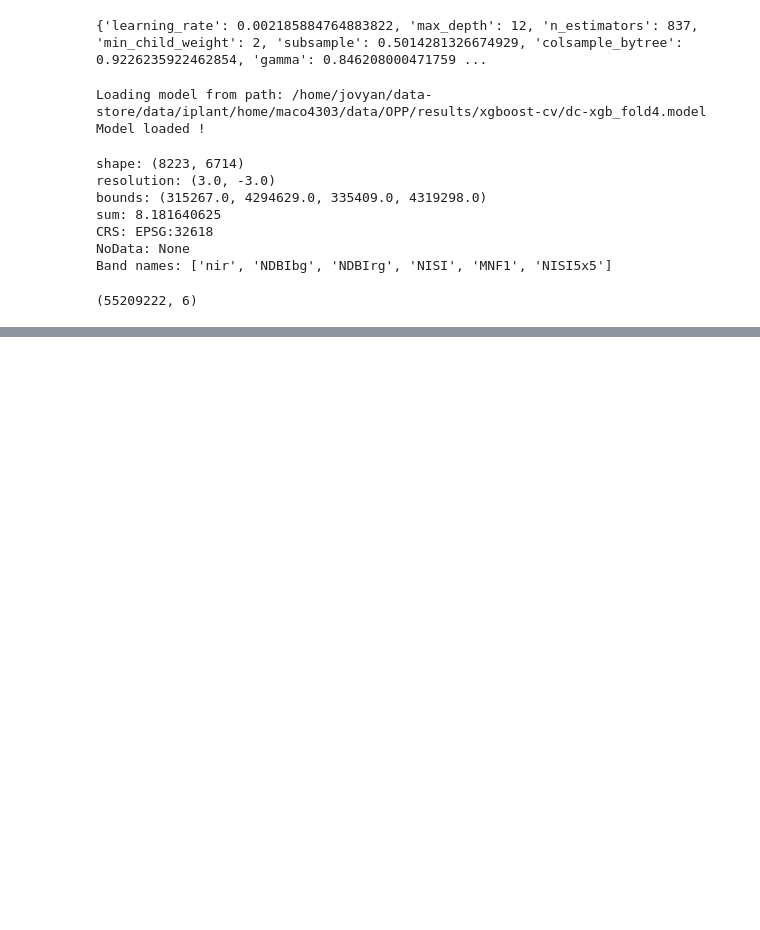
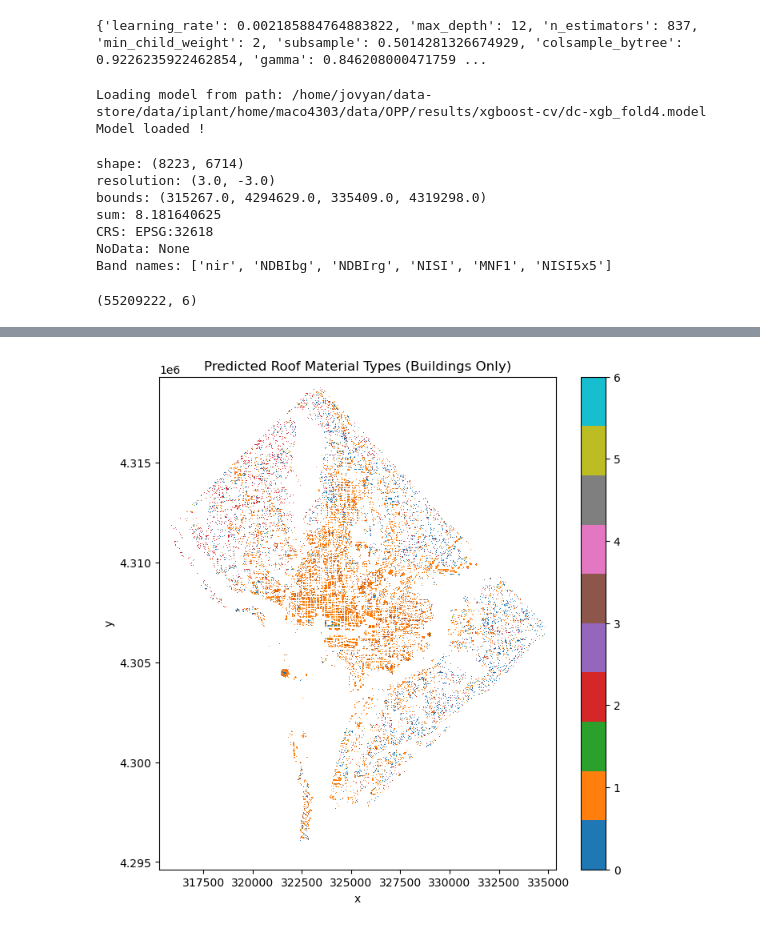
Before and after one commit to maxwellCcook/rooftop-mapping, a Jupyter notebook: code/12xgboost-dc_classification.ipynb, the cells around one changed output, grey strips where cells are left out. Drawn from its saved outputs; the diff is of its cells as text; code cells hidden in the pictures; blank space fills up the shorter version.

```diff
--- a/code/12xgboost-dc_classification.ipynb
+++ b/code/12xgboost-dc_classification.ipynb
@@ -178,0 +179,26 @@ executing.executing.NotOneValueFound: Expected one value, found 0
+# %%
+# Mask by building footprints
+
+from rasterio.features import geometry_mask
+
+# Load all MS building footprints (raw)
+fp = os.path.join(homedir, 'OPP/training/dc/dc-ms_footprints.gpkg')
+footprints = gpd.read_file(fp)
+
+# Create a mask
+mask = geometry_mask(
+    [geom for geom in footprints.geometry],
+    transform=preds_da.rio.transform(),
+    invert=True,  # Invert to make buildings True
+    out_shape=(preds_da.rio.height, preds_da.rio.width))
+
+# Apply the mask
+preds_masked = preds_da.where(mask)
+
+# Export the raster
+out_fp = os.path.join(results_dir, 'dc-xgboost-best_roof_materials_pred_mask.tif')
+preds_da.rio.to_raster(
+    out_fp, compress='zstd', zstd_level=9,
+    dtype='uint8', driver='GTiff')
+
+print(f"Successfully exported to {out_fp}!")
@@ -178,0 +207,7 @@ executing.executing.NotOneValueFound: Expected one value, found 0
+# %%
+plt.figure(figsize=(8, 8))
+preds_masked.plot(cmap="tab10", add_colorbar=True)
+plt.title("Predicted Roof Material Types (Buildings Only)")
+plt.show()
+# %% [output]
+[figure, added]
```
Also changed, not shown: parts of 8 cells of this notebook, 1 other file.
